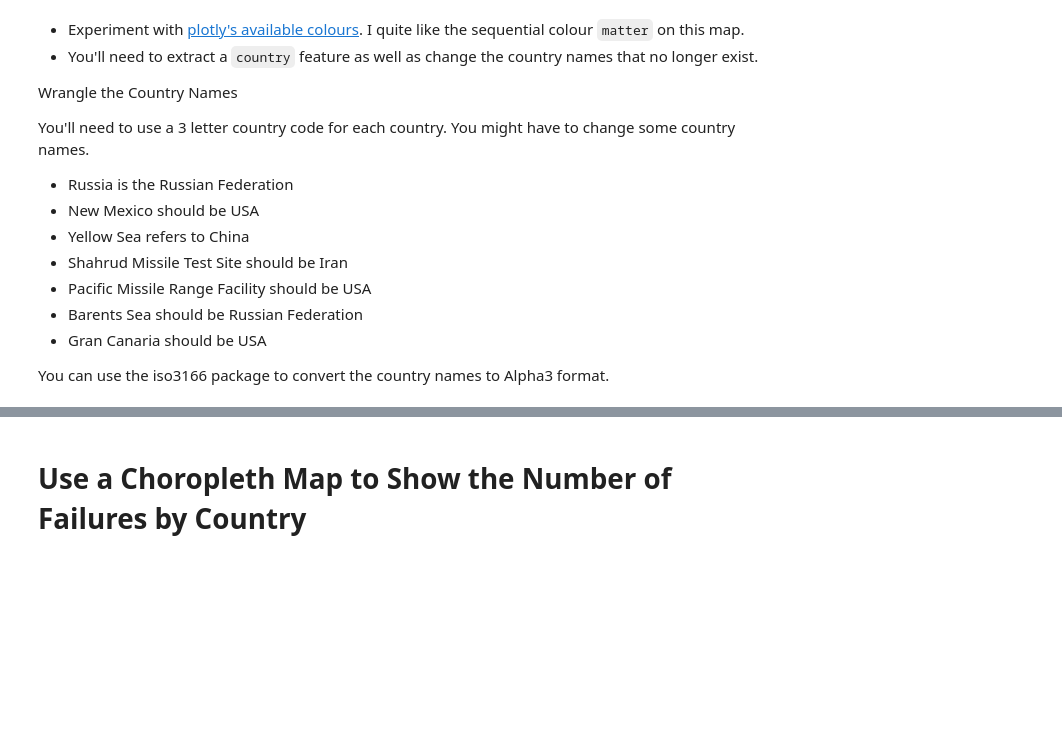
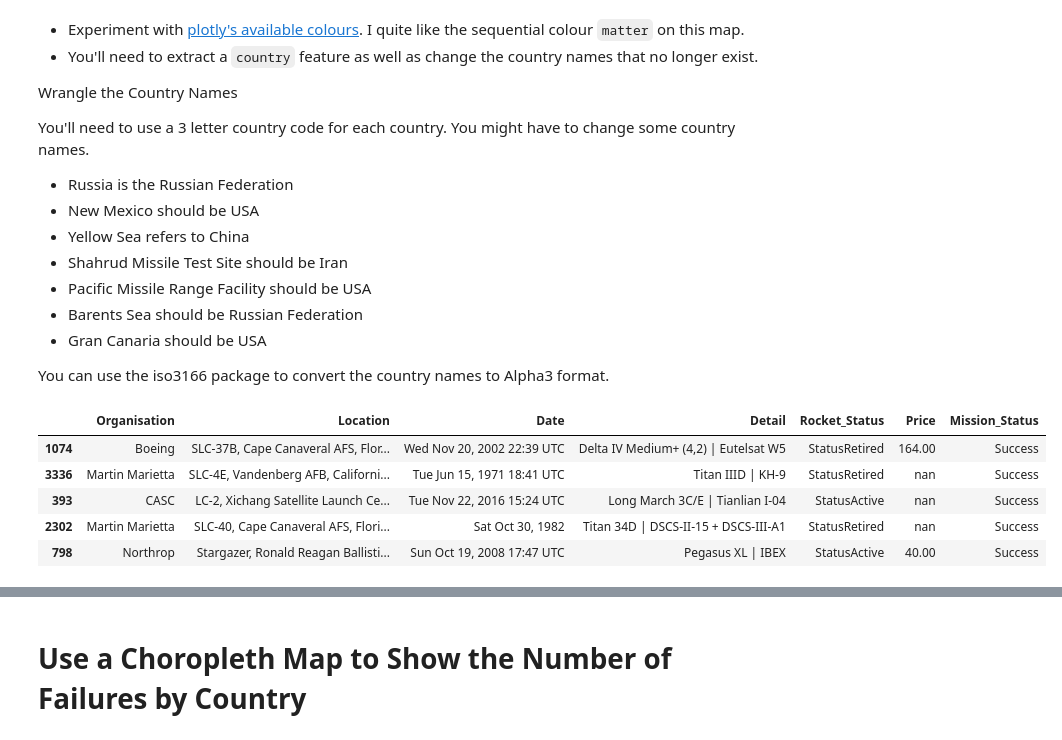
Before and after one commit to cedoula/100-days-of-code-python, a Jupyter notebook: Projects/Day_57/Space_Missions/Space_Missions_Analysis.ipynb, the cells around one changed output, grey strips where cells are left out. Cells and saved outputs as stored; diff of their text form; code cells hidden in the pictures; blank space fills up the shorter version.

```diff
--- a/Projects/Day_57/Space_Missions/Space_Missions_Analysis.ipynb
+++ b/Projects/Day_57/Space_Missions/Space_Missions_Analysis.ipynb
@@ -216,3 +212,12 @@ You'll need to use a 3 letter country code for each country. You might have to c
 
 
 You can use the iso3166 package to convert the country names to Alpha3 format.
+# %%
+df_data.sample(5)
+# %% [output]
+|  | Organisation | Location | Date | Detail | Rocket_Status | Price | Mission_Status |
+| 1074 | Boeing | SLC-37B, Cape Canaveral AFS, Flor... | Wed Nov 20, 2002 22:39 UTC | Delta IV Medium+ (4,2) | Eutelsat W5 | StatusRetired | 164.00 | Success |
+| 3336 | Martin Marietta | SLC-4E, Vandenberg AFB, Californi... | Tue Jun 15, 1971 18:41 UTC | Titan IIID | KH-9 | StatusRetired | nan | Success |
+| 393 | CASC | LC-2, Xichang Satellite Launch Ce... | Tue Nov 22, 2016 15:24 UTC | Long March 3C/E | Tianlian I-04 | StatusActive | nan | Success |
+| 2302 | Martin Marietta | SLC-40, Cape Canaveral AFS, Flori... | Sat Oct 30, 1982 | Titan 34D | DSCS-II-15 + DSCS-III-A1 | StatusRetired | nan | Success |
+| 798 | Northrop | Stargazer, Ronald Reagan Ballisti... | Sun Oct 19, 2008 17:47 UTC | Pegasus XL | IBEX | StatusActive | 40.00 | Success |
```
Also changed, not shown: parts of 18 cells of this notebook.
